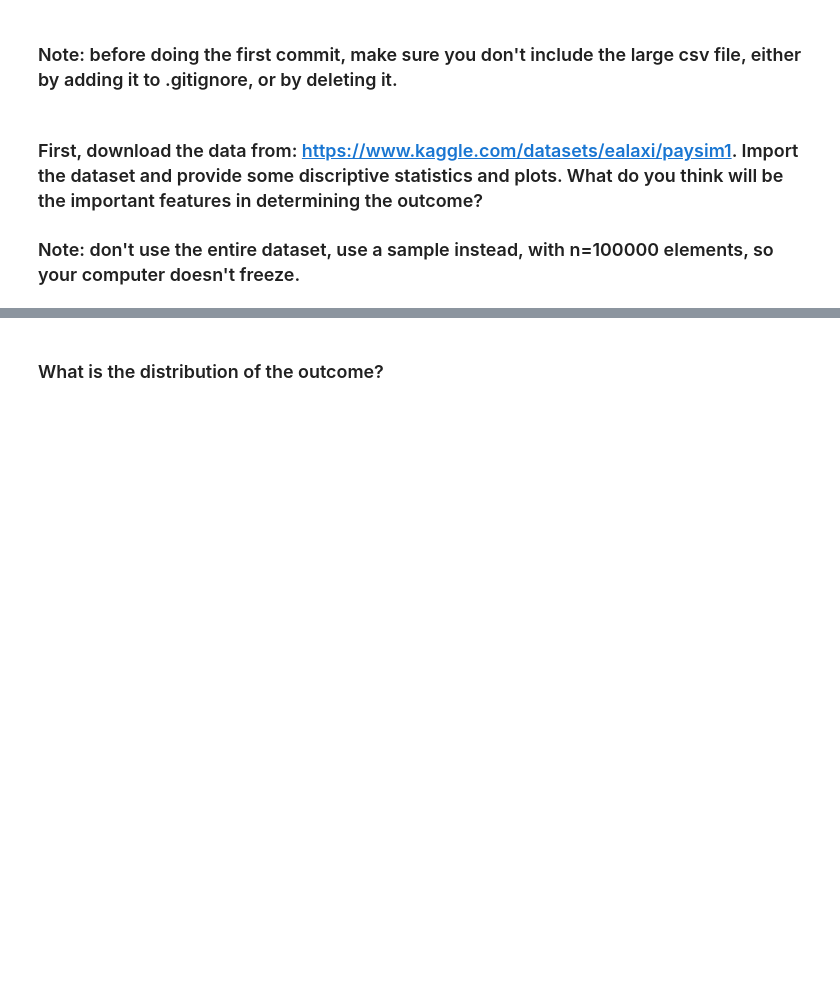
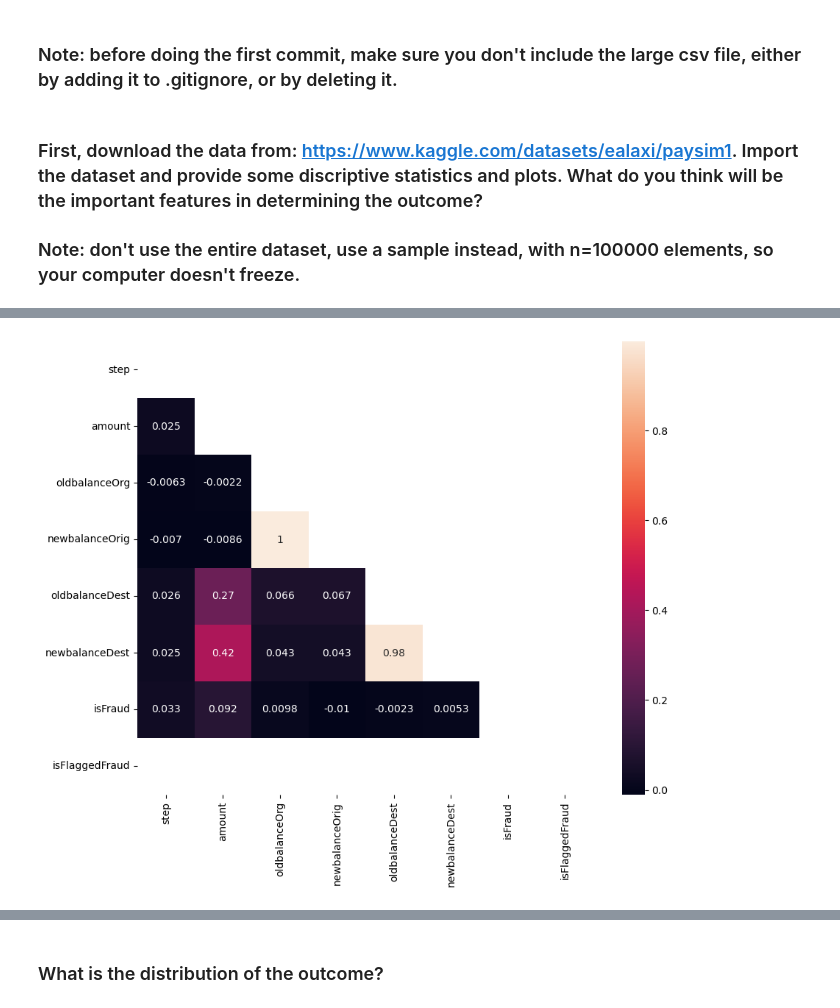
Before and after one commit to ta-data-lis/lab-imbalance, a Jupyter notebook: your-code/lab_imbalance.ipynb, the cells around one changed output, grey strips where cells are left out. Drawn from its saved outputs; the diff is of its cells as text; code cells hidden in the pictures; blank space fills up the shorter version.

```diff
--- a/your-code/lab_imbalance.ipynb
+++ b/your-code/lab_imbalance.ipynb
@@ -13,0 +12,9 @@ Like we disussed in class, when we have noisy data, if we are not careful, we ca
+# %%
+# Your code here
+import pandas as pd
+import numpy as np
+import matplotlib.pyplot as plt
+import seaborn as sns
+
+fraud = pd.read_csv('PS_20174392719_1491204439457_log.csv')
+fraud = fraud.sample(n=100000)
@@ -13,0 +57,12 @@ Like we disussed in class, when we have noisy data, if we are not careful, we ca
+# %%
+corr_matrix = fraud.corr()
+
+mask = np.triu(np.ones_like(fraud.corr()))
+
+plt.figure(figsize=(10,8))
+
+sns.heatmap(corr_matrix,annot=True,mask=mask)
+
+plt.show()
+# %% [output]
+[figure, added]
```
Also changed, not shown: parts of 17 cells of this notebook.
